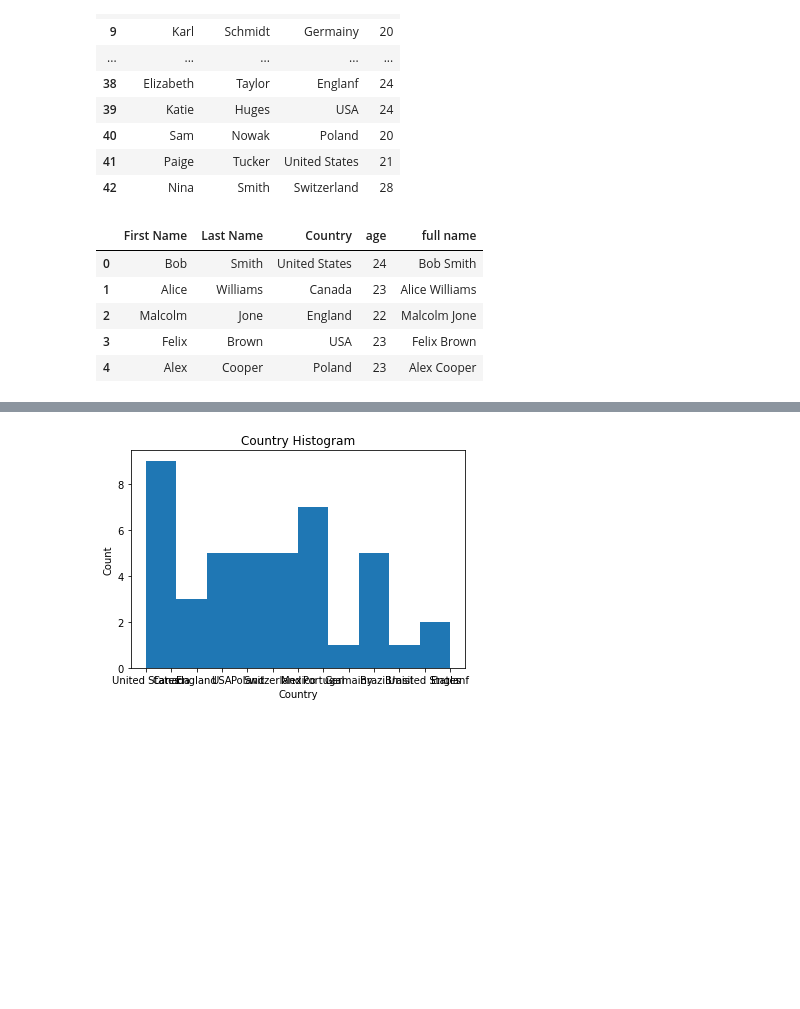
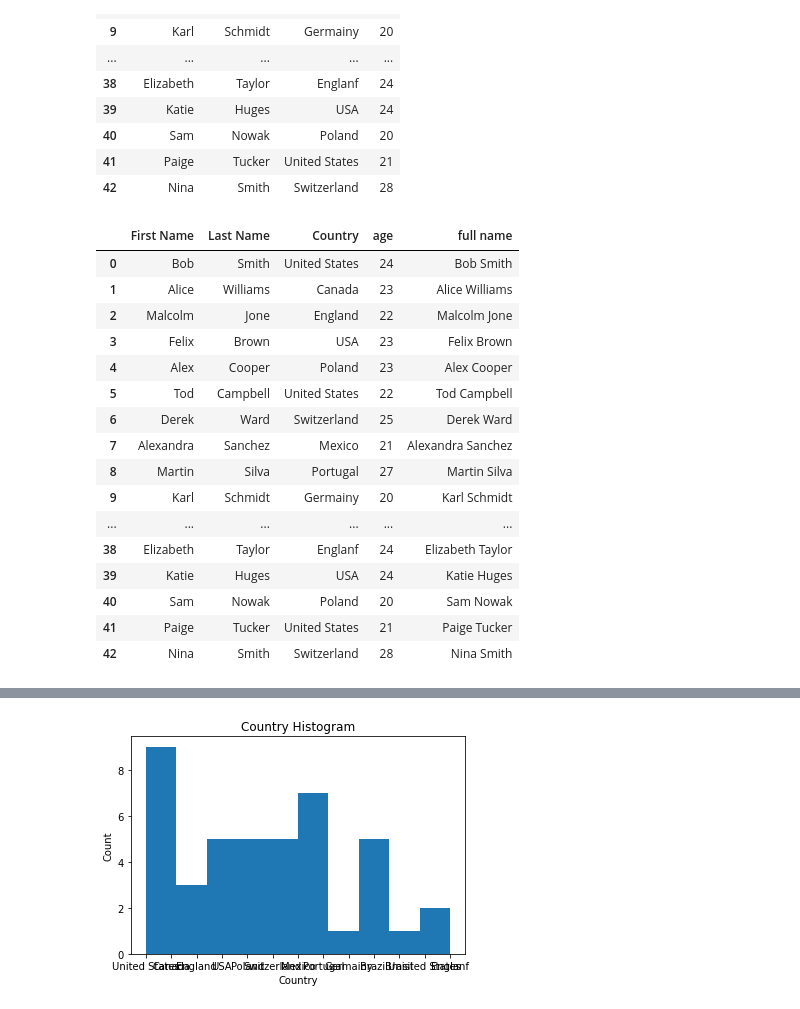
Before and after one commit to Cornell-Tech-PAML-Course-2023/0-paml-preliminaries, a Jupyter notebook: 2-ML-libraries.ipynb, the cells around one changed output, grey strips where cells are left out. Cells and saved outputs as stored; diff of their text form; code cells hidden in the pictures; blank space fills up the shorter version.

```diff
--- a/2-ML-libraries.ipynb
+++ b/2-ML-libraries.ipynb
@@ -95,11 +126,22 @@ data
 # %%
 data['full name'] = data['First Name'] + ' ' + data['Last Name']
 # %%
-data.head()
+data
 # %% [output]
 |  | First Name | Last Name | Country | age | full name |
 | 0 | Bob | Smith | United States | 24 | Bob Smith |
 | 1 | Alice | Williams | Canada | 23 | Alice Williams |
 | 2 | Malcolm | Jone | England | 22 | Malcolm Jone |
 | 3 | Felix | Brown | USA | 23 | Felix Brown |
 | 4 | Alex | Cooper | Poland | 23 | Alex Cooper |
+| 5 | Tod | Campbell | United States | 22 | Tod Campbell |
+| 6 | Derek | Ward | Switzerland | 25 | Derek Ward |
+| 7 | Alexandra | Sanchez | Mexico | 21 | Alexandra Sanchez |
+| 8 | Martin | Silva | Portugal | 27 | Martin Silva |
+| 9 | Karl | Schmidt | Germainy | 20 | Karl Schmidt |
+| ... | ... | ... | ... | ... | ... |
+| 38 | Elizabeth | Taylor | Englanf | 24 | Elizabeth Taylor |
+| 39 | Katie | Huges | USA | 24 | Katie Huges |
+| 40 | Sam | Nowak | Poland | 20 | Sam Nowak |
+| 41 | Paige | Tucker | United States | 21 | Paige Tucker |
+| 42 | Nina | Smith | Switzerland | 28 | Nina Smith |
```
Also changed, not shown: parts of 10 cells of this notebook, 1 other file.
